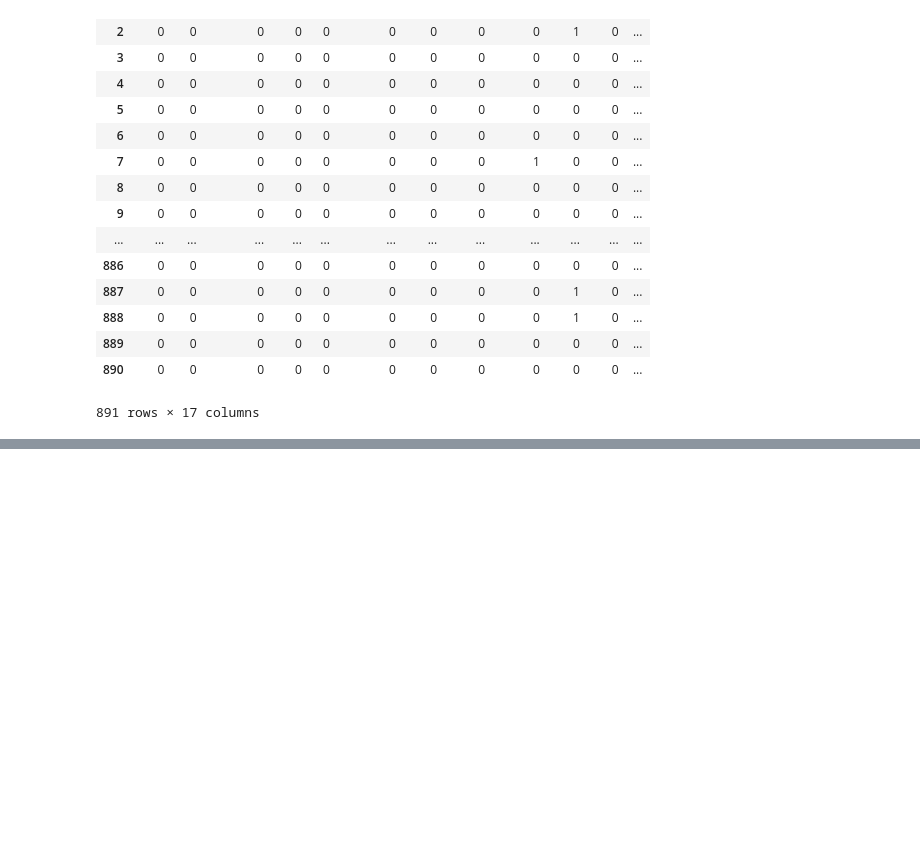
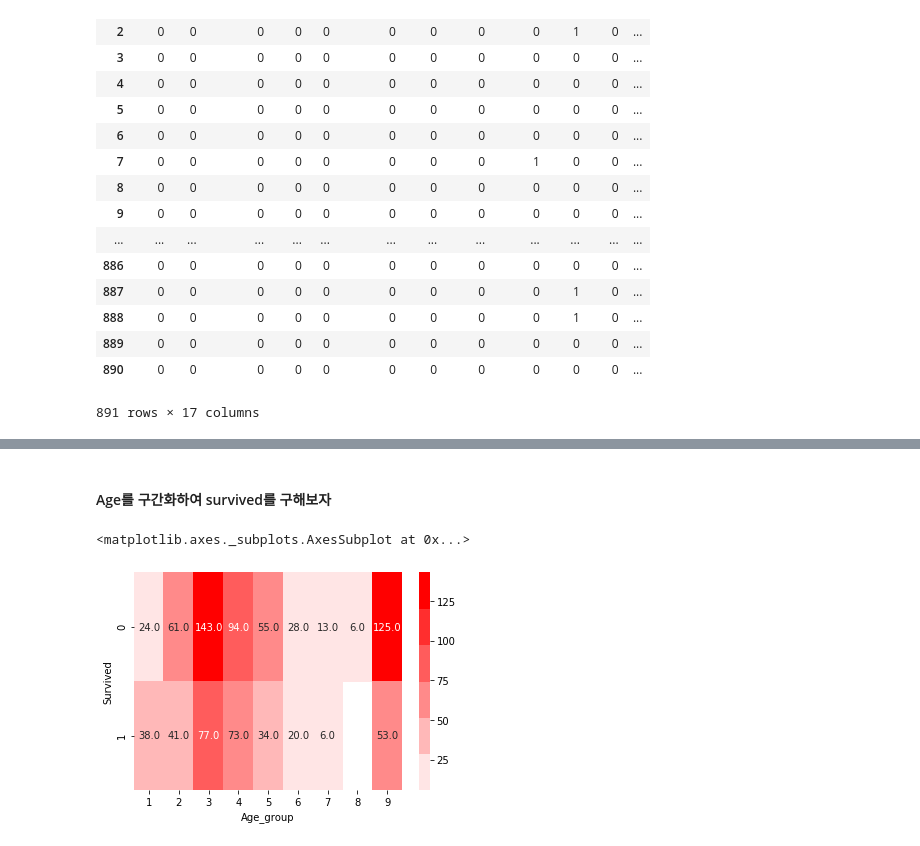
Before and after one commit to YJEEEN/MachineLearning, a Jupyter notebook: Code/DA_day1_Mission(titanic).ipynb, the cells around one changed output, grey strips where cells are left out. Drawn from its saved outputs; the diff is of its cells as text; code cells hidden in the pictures; blank space fills up the shorter version.

```diff
--- a/Code/DA_day1_Mission(titanic).ipynb
+++ b/Code/DA_day1_Mission(titanic).ipynb
@@ -512,0 +586,19 @@ pd.get_dummies(df['title'])
+# %% [markdown]
+#### Age를 구간화하여 survived를 구해보자
+# %%
+bins = np.linspace(df['Age'].min(), df['Age'].max(), 9, dtype='int32') # --> 구간 뒷부분 폐구간이므로 9구간으로
+bins
+df['Age_group'] = np.digitize(df['Age'], bins)
+df['Age_group']
+
+Age_survv = df.pivot_table(
+    index =  'Survived',
+    columns =  'Age_group',
+    aggfunc = 'size',
+     )#fill_value= '0'
+
+Age_survv
+sns.heatmap(Age_survv, annot=True, fmt='.1f', cmap=sns.light_palette('red'))
+# %% [output]
+<matplotlib.axes._subplots.AxesSubplot at 0x...>
+[figure, added]
```
Also changed, not shown: parts of 13 cells of this notebook, 2 other files.
